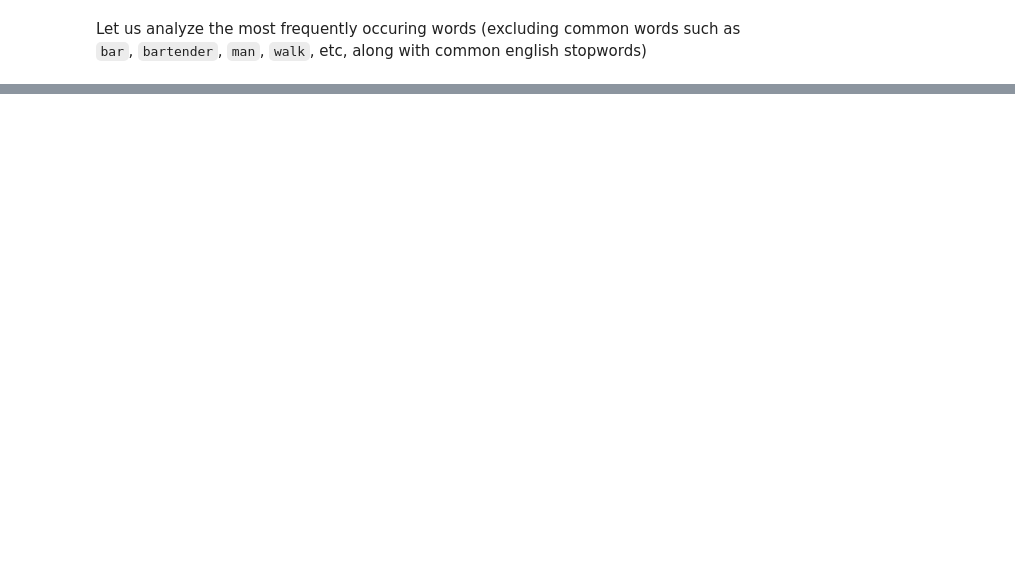
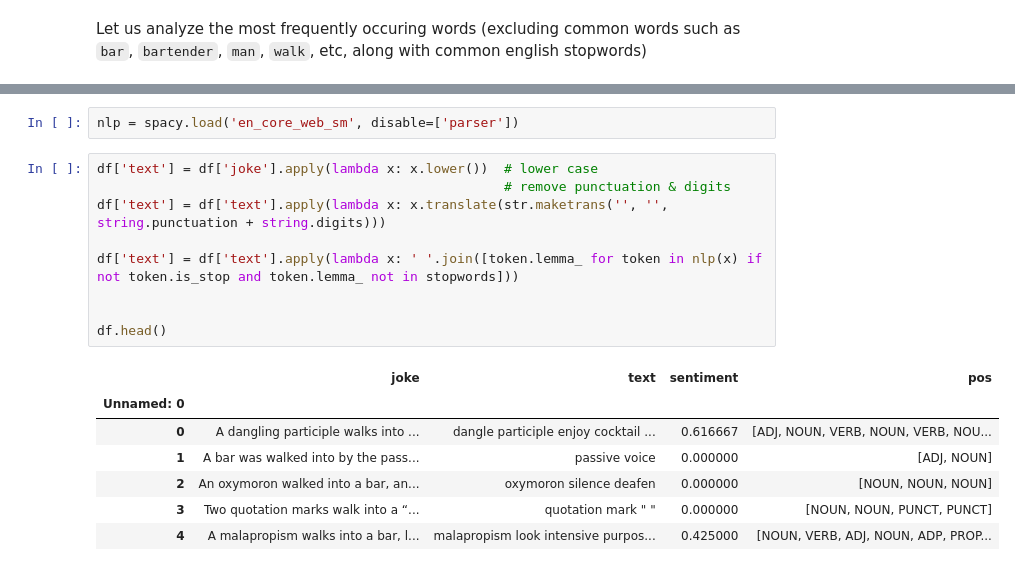
Before and after one commit to s-bose/Walks-into-a-bar-dataset, a Jupyter notebook: notebooks/eda.ipynb, the cells around one changed output, grey strips where cells are left out. Cells and saved outputs as stored; diff of their text form; blank space fills up the shorter version.

```diff
--- a/notebooks/eda.ipynb
+++ b/notebooks/eda.ipynb
@@ -66,0 +106,19 @@ most_common
+# %%
+nlp = spacy.load('en_core_web_sm', disable=['parser'])
+# %%
+df['text'] = df['joke'].apply(lambda x: x.lower())  # lower case
+                                                    # remove punctuation & digits
+df['text'] = df['text'].apply(lambda x: x.translate(str.maketrans('', '', string.punctuation + string.digits)))
+
+df['text'] = df['text'].apply(lambda x: ' '.join([token.lemma_ for token in nlp(x) if not token.is_stop and token.lemma_ not in stopwords]))
+
+
+df.head()
+# %% [output]
+|  | joke | text | sentiment | pos |
+| Unnamed: 0 |  |  |  |  |
+| 0 | A dangling participle walks into ... | dangle participle enjoy cocktail ... | 0.616667 | [ADJ, NOUN, VERB, NOUN, VERB, NOU... |
+| 1 | A bar was walked into by the pass... | passive voice | 0.000000 | [ADJ, NOUN] |
+| 2 | An oxymoron walked into a bar, an... | oxymoron silence deafen | 0.000000 | [NOUN, NOUN, NOUN] |
+| 3 | Two quotation marks walk into a “... | quotation mark " " | 0.000000 | [NOUN, NOUN, PUNCT, PUNCT] |
+| 4 | A malapropism walks into a bar, l... | malapropism look intensive purpos... | 0.425000 | [NOUN, VERB, ADJ, NOUN, ADP, PROP... |
```
Also changed, not shown: parts of 13 cells of this notebook, 5 other files.
